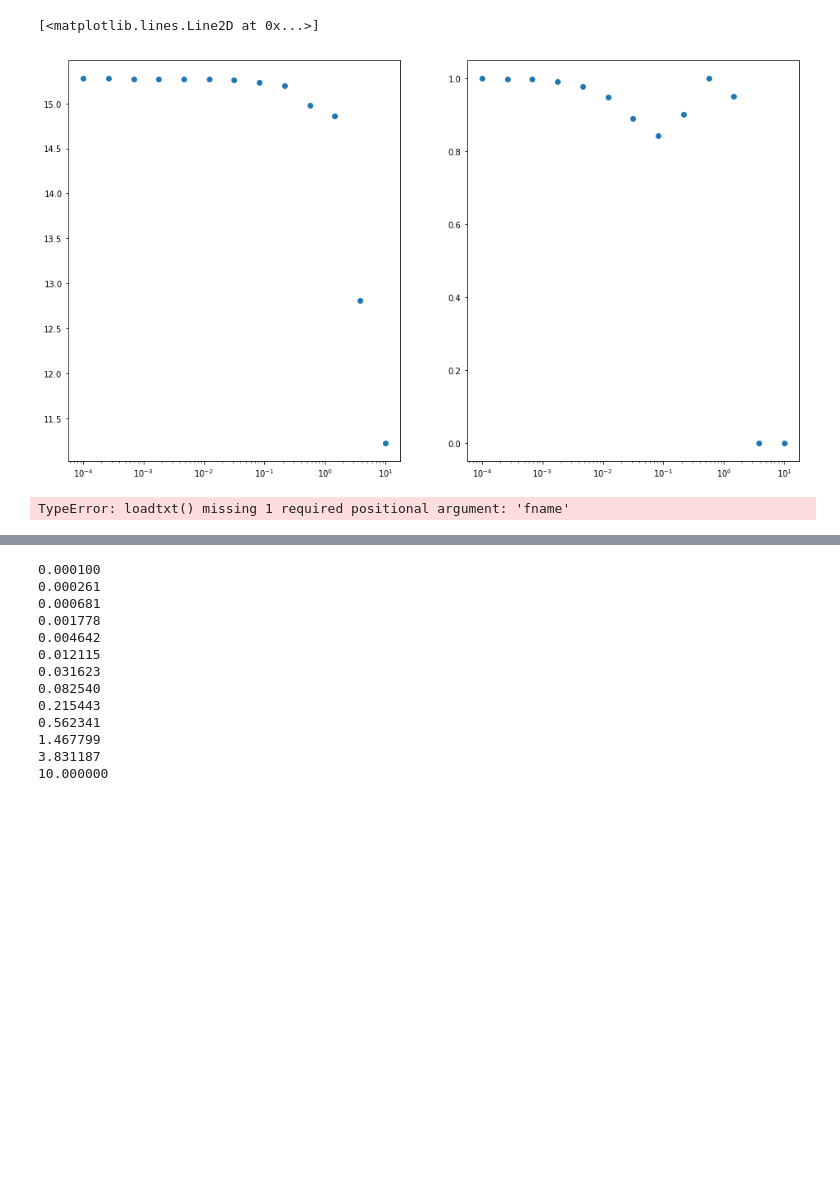
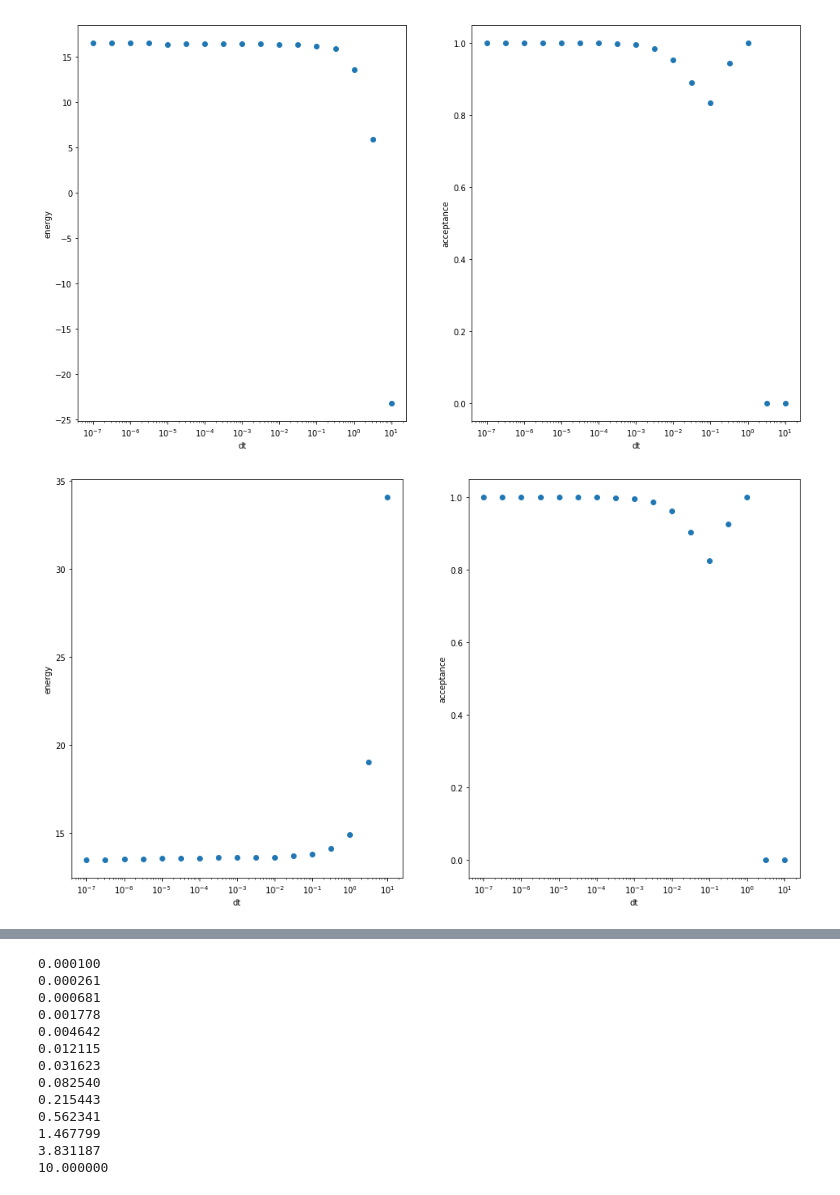
Before and after one commit to fridafu/FYS4411, a Jupyter notebook: results/Blocking.ipynb, the cells around one changed output, grey strips where cells are left out. Cells and saved outputs as stored; diff of their text form; code cells hidden in the pictures; blank space fills up the shorter version.

Commit message:
more plots for blocking, alpha=0.45/0.55

```diff
--- a/results/Blocking.ipynb
+++ b/results/Blocking.ipynb
@@ -6,27 +7,29 @@ import pandas as pd
 # base =
 # /
 # %%
-base = '../../build-fys4411-Desktop_Qt_5_10_0_GCC_64bit-Debug/Project1/'
-a = np.loadtxt(base + '/dt_table_test.dat')
 
-a
-# plt.plot(a)
 
-dt, energy, accept, timeusage, two = a.T
-dt
+def read_dttable(base):
+    a = np.loadtxt(base + 'dt_table_test.dat')
+    df = pd.DataFrame(a, columns=['dt', 'energy', 'accept', 'tcpu', 'solver'])
 
-fig, [ax1,ax2] = plt.subplots(1,2, figsize = [16,9])
-
-ax1.semilogx(dt, energy,'o')
-ax2.semilogx(dt, accept,'o')
+    fig, [ax1,ax2] = plt.subplots(1,2, figsize = [16,9])
+    ax1.semilogx(df.dt, df.energy,'o')
+    ax1.set_xlabel('dt'); ax1.set_ylabel('energy')
+    ax2.semilogx(df.dt, df.accept,'o')
+    ax2.set_xlabel('dt'); ax2.set_ylabel('acceptance')
+    return df
-# %% [output]
-[<matplotlib.lines.Line2D at 0x...>]
-[figure, removed]
+# %%
+base1 = '../../build-fys4411-Desktop_Qt_5_10_0_GCC_64bit-Debug/Project1/alpha0_55/'
+base2 = '../../build-fys4411-Desktop_Qt_5_10_0_GCC_64bit-Debug/Project1/alpha0_45/'
+alpha055 = read_dttable(base1)
+alpha045 = read_dttable(base2)
+# %% [output]
+[figure, added]
+[figure, added]
 # %%
-import glob
-
-filenames = [f for f in glob.glob(base  + '*.dat') if not 'dt_table_test' in f]
-for f in filenames:
-    np.loadtxt()
+def name_dat_file(directory):
+    filenames = [f for f in glob.glob(directory  + '*.dat') if not 'dt_table_test' in f]
+    #for f in filenames:
+    #    np.loadtxt(f)
+    return filenames
-# %% [output]
-TypeError: loadtxt() missing 1 required positional argument: 'fname'
```
Also changed, not shown: parts of 15 cells of this notebook, 1 other file.
